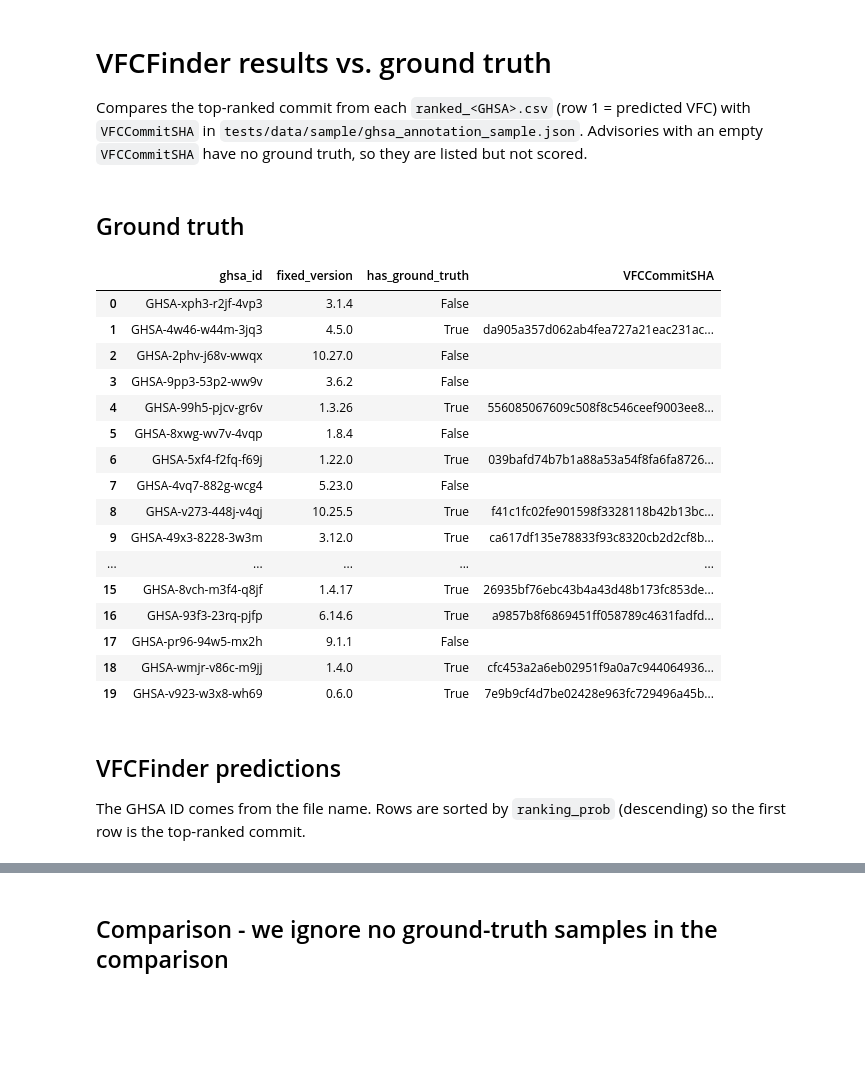
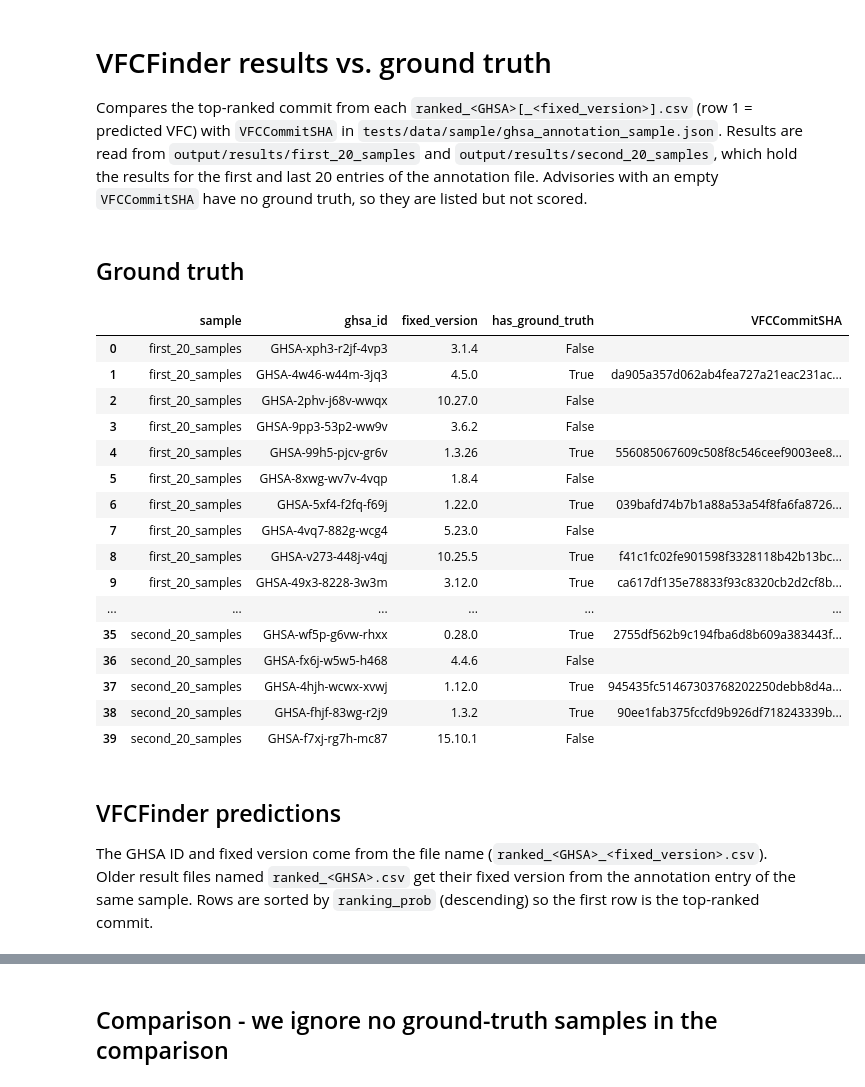
Before and after one commit to ThanoshanMV/vfcfinder, a Jupyter notebook: notebooks/compare_with_ground_truth.ipynb, the cells around one changed output, grey strips where cells are left out. Cells and saved outputs as stored; diff of their text form; code cells hidden in the pictures; blank space fills up the shorter version.

```diff
--- a/notebooks/compare_with_ground_truth.ipynb
+++ b/notebooks/compare_with_ground_truth.ipynb
@@ -1,7 +1,8 @@
 # %% [markdown]
 # VFCFinder results vs. ground truth
 
-Compares the top-ranked commit from each `ranked_<GHSA>.csv` (row 1 = predicted VFC) with `VFCCommitSHA` in `tests/data/sample/ghsa_annotation_sample.json`.
+Compares the top-ranked commit from each `ranked_<GHSA>[_<fixed_version>].csv` (row 1 = predicted VFC) with `VFCCommitSHA` in `tests/data/sample/ghsa_annotation_sample.json`.
+Results are read from `output/results/first_20_samples` and `output/results/second_20_samples`, which hold the results for the first and last 20 entries of the annotation file.
 Advisories with an empty `VFCCommitSHA` have no ground truth, so they are listed but not scored.
 # %%
 from pathlib import Path
@@ -16,35 +17,42 @@ REPO_ROOT = next(
     p for p in [Path.cwd(), *Path.cwd().parents] if (p / "tests/data/sample").exists()
 )
 ANNOTATION_PATH = REPO_ROOT / "tests/data/sample/ghsa_annotation_sample.json"
-RESULTS_DIR = REPO_ROOT / "output/results/sample"
+RESULTS_ROOT = REPO_ROOT / "output/results"
+
+# result folders, in annotation-file order: entries 1-20, then entries 21-40
+SAMPLES = ["first_20_samples", "second_20_samples"]
+SAMPLE_SIZE = 20
 # %% [markdown]
 ## Ground truth
 # %%
 annotations = pd.read_json(ANNOTATION_PATH, dtype=str)
 annotations["VFCCommitSHA"] = annotations["VFCCommitSHA"].fillna("").str.strip().str.lower()
 annotations["has_ground_truth"] = annotations["VFCCommitSHA"] != ""
-annotations[["ghsa_id", "fixed_version", "has_ground_truth", "VFCCommitSHA"]]
+
+# a GHSA can be listed for several fixed versions, so the sample is part of the key
+annotations["sample"] = [SAMPLES[i // SAMPLE_SIZE] for i in range(len(annotations))]
+annotations[["sample", "ghsa_id", "fixed_version", "has_ground_truth", "VFCCommitSHA"]]
 # %% [output]
-|  | ghsa_id | fixed_version | has_ground_truth | VFCCommitSHA |
-| 0 | GHSA-xph3-r2jf-4vp3 | 3.1.4 | False |  |
-| 1 | GHSA-4w46-w44m-3jq3 | 4.5.0 | True | da905a357d062ab4fea727a21eac231ac... |
-| 2 | GHSA-2phv-j68v-wwqx | 10.27.0 | False |  |
-| 3 | GHSA-9pp3-53p2-ww9v | 3.6.2 | False |  |
-| 4 | GHSA-99h5-pjcv-gr6v | 1.3.26 | True | 556085067609c508f8c546ceef9003ee8... |
-| 5 | GHSA-8xwg-wv7v-4vqp | 1.8.4 | False |  |
-| 6 | GHSA-5xf4-f2fq-f69j | 1.22.0 | True | 039bafd74b7b1a88a53a54f8fa6fa8726... |
-| 7 | GHSA-4vq7-882g-wcg4 | 5.23.0 | False |  |
-| 8 | GHSA-v273-448j-v4qj | 10.25.5 | True | f41c1fc02fe901598f3328118b42b13bc... |
-| 9 | GHSA-49x3-8228-3w3m | 3.12.0 | True | ca617df135e78833f93c8320cb2d2cf8b... |
-| ... | ... | ... | ... | ... |
-| 15 | GHSA-8vch-m3f4-q8jf | 1.4.17 | True | 26935bf76ebc43b4a43d48b173fc853de... |
-| 16 | GHSA-93f3-23rq-pjfp | 6.14.6 | True | a9857b8f6869451ff058789c4631fadfd... |
-| 17 | GHSA-pr96-94w5-mx2h | 9.1.1 | False |  |
-| 18 | GHSA-wmjr-v86c-m9jj | 1.4.0 | True | cfc453a2a6eb02951f9a0a7c944064936... |
-| 19 | GHSA-v923-w3x8-wh69 | 0.6.0 | True | 7e9b9cf4d7be02428e963fc729496a45b... |
+|  | sample | ghsa_id | fixed_version | has_ground_truth | VFCCommitSHA |
+| 0 | first_20_samples | GHSA-xph3-r2jf-4vp3 | 3.1.4 | False |  |
+| 1 | first_20_samples | GHSA-4w46-w44m-3jq3 | 4.5.0 | True | da905a357d062ab4fea727a21eac231ac... |
+| 2 | first_20_samples | GHSA-2phv-j68v-wwqx | 10.27.0 | False |  |
+| 3 | first_20_samples | GHSA-9pp3-53p2-ww9v | 3.6.2 | False |  |
+| 4 | first_20_samples | GHSA-99h5-pjcv-gr6v | 1.3.26 | True | 556085067609c508f8c546ceef9003ee8... |
+| 5 | first_20_samples | GHSA-8xwg-wv7v-4vqp | 1.8.4 | False |  |
+| 6 | first_20_samples | GHSA-5xf4-f2fq-f69j | 1.22.0 | True | 039bafd74b7b1a88a53a54f8fa6fa8726... |
+| 7 | first_20_samples | GHSA-4vq7-882g-wcg4 | 5.23.0 | False |  |
+| 8 | first_20_samples | GHSA-v273-448j-v4qj | 10.25.5 | True | f41c1fc02fe901598f3328118b42b13bc... |
+| 9 | first_20_samples | GHSA-49x3-8228-3w3m | 3.12.0 | True | ca617df135e78833f93c8320cb2d2cf8b... |
+| ... | ... | ... | ... | ... | ... |
+| 35 | second_20_samples | GHSA-wf5p-g6vw-rhxx | 0.28.0 | True | 2755df562b9c194fba6d8b609a383443f... |
+| 36 | second_20_samples | GHSA-fx6j-w5w5-h468 | 4.4.6 | False |  |
+| 37 | second_20_samples | GHSA-4hjh-wcwx-xvwj | 1.12.0 | True | 945435fc51467303768202250debb8d4a... |
+| 38 | second_20_samples | GHSA-fhjf-83wg-r2j9 | 1.3.2 | True | 90ee1fab375fccfd9b926df718243339b... |
+| 39 | second_20_samples | GHSA-f7xj-rg7h-mc87 | 15.10.1 | False |  |
 # %% [markdown]
 ## VFCFinder predictions
 
-The GHSA ID comes from the file name. Rows are sorted by `ranking_prob` (descending) so the first row is the top-ranked commit.
+The GHSA ID and fixed version come from the file name (`ranked_<GHSA>_<fixed_version>.csv`). Older result files named `ranked_<GHSA>.csv` get their fixed version from the annotation entry of the same sample. Rows are sorted by `ranking_prob` (descending) so the first row is the top-ranked commit.
 # %%
 rows = []
```
Also changed, not shown: parts of 4 cells of this notebook, 1 other file.
